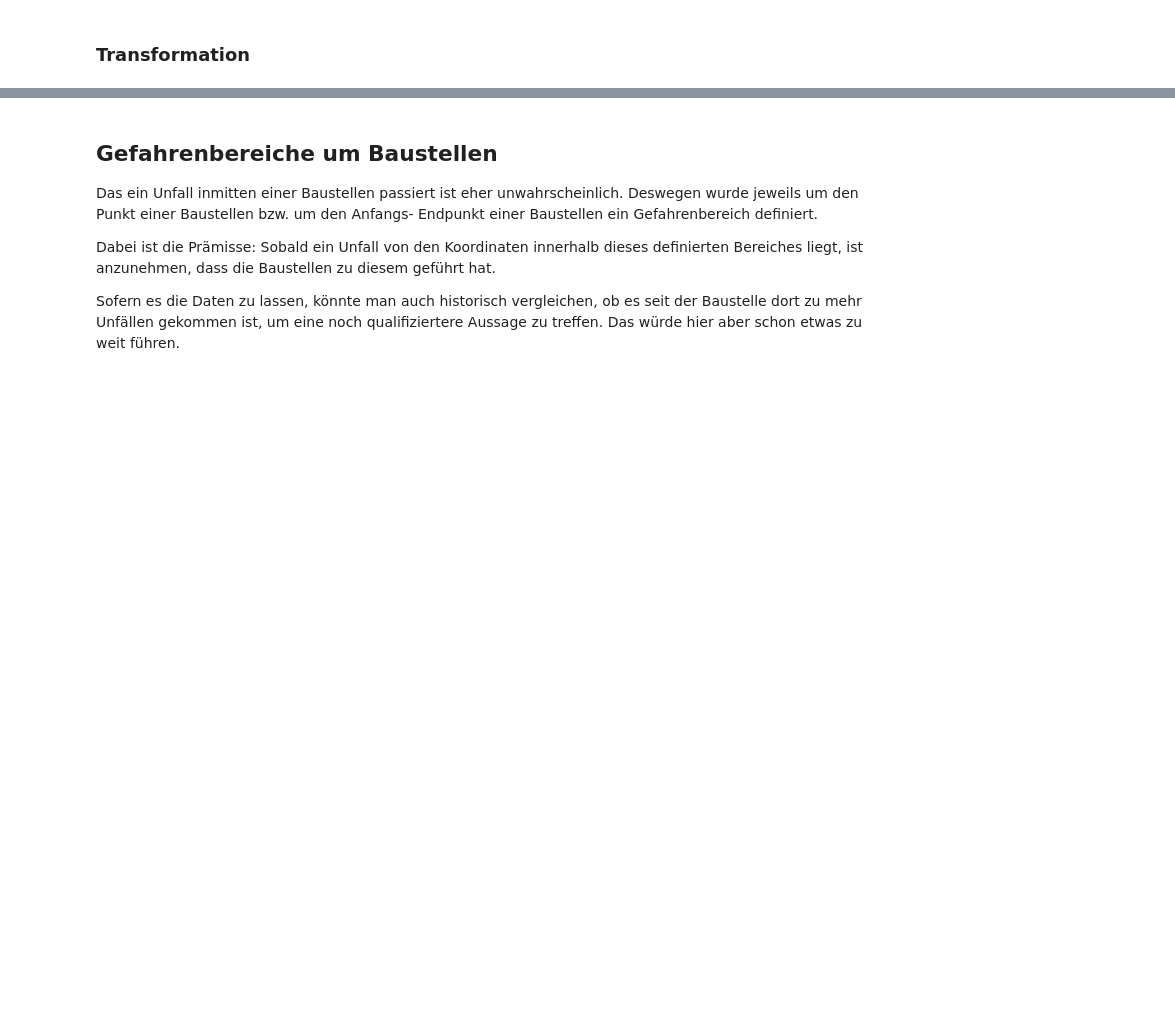
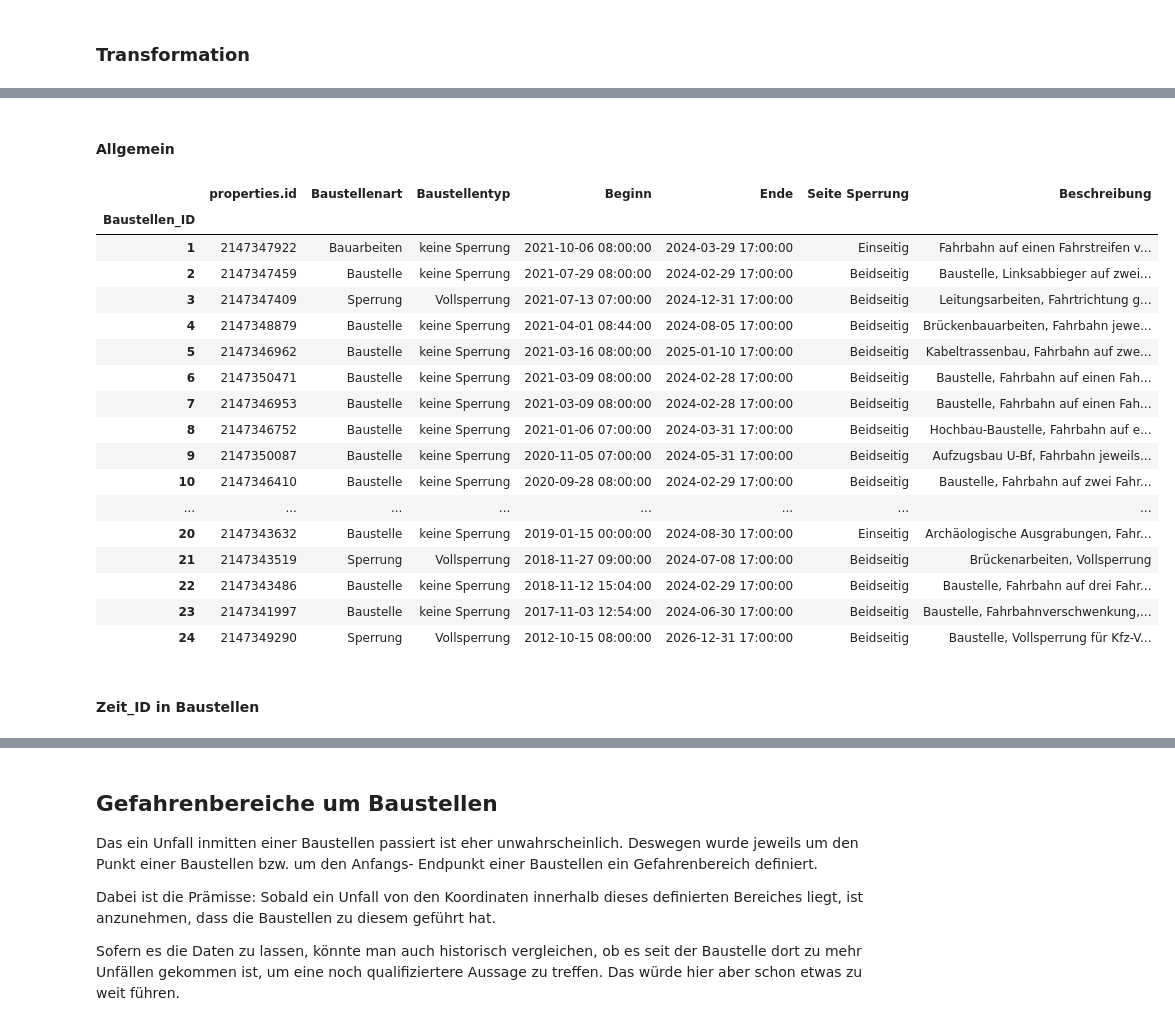
Before and after one commit to ooxiel/BIA_Unfaelle_Berlin, a Jupyter notebook: ETL.ipynb, the cells around one changed output, grey strips where cells are left out. Saved outputs shown, nothing was run; the diff lists cells and outputs as text; code cells hidden in the pictures; blank space fills up the shorter version.

```diff
--- a/ETL.ipynb
+++ b/ETL.ipynb
@@ -1441,14 +1376,0 @@ df_baustellen
-# %%
-#####################################
-# Nachträgliche Anpassung Dataframe #
-#####################################
-# bei Visualisierung festgestellt, dass 7 und 9 keine Baustelle in Berlin sind und somit keine Bewandnis für Projekt haben
-# werden hier gelöscht
-
-df_baustellen.drop(7, inplace=True)
-df_baustellen.drop(9, inplace=True)
-
-df_baustellen.index       = [x for x in range(1, len(df_baustellen.values)+1)]  # neuen Index erstellen
-df_baustellen.index.name  = 'Baustellen_ID'                                     # Namen von Index ändern
-
-df_baustellen
@@ -1469,0 +1377,62 @@ df_baustellen
+# %% [markdown]
+#### Allgemein
+# %%
+###########################
+# Umbenennen und anpassen #
+###########################
+
+# DROP
+df_baustellen = df_baustellen.drop(['type', 'properties.tstore', 'properties.objectState',
+                                   'properties.is_future', 'properties.street', 'properties.section',
+                                    'geometry.type', 'geometry.coordinates', 'geometry.geometries',
+                                    'properties.icon'], axis=1)
+# RENAME
+df_baustellen = df_baustellen.rename(columns={'properties.subtype': 'Baustellenart',
+                                              'properties.severity': 'Baustellentyp',
+                                              'properties.validity.from':  'Beginn',
+                                              'properties.validity.to': 'Ende',
+                                              'properties.direction': 'Seite Sperrung',
+                                              'properties.content': 'Beschreibung'})
+
+# FILTER
+
+# Konvertierung zu datetime -> besser für Auswertung
+df_baustellen['Beginn'] = pd.to_datetime(df_baustellen['Beginn'], dayfirst=True)
+df_baustellen['Ende'] = pd.to_datetime(df_baustellen['Ende'], dayfirst=True)
+
+# Betrachtungszeitraum als Start- und End
+start_betrachtungszeitraum = pd.to_datetime('2018-01-01')
+ende_betrachtungszeitraum = pd.to_datetime('2022-01-01')
+
+# Filterbedingungen
+bedingung1 = df_baustellen['Beginn'].between(start_betrachtungszeitraum, ende_betrachtungszeitraum) | df_baustellen['Ende'].between(start_betrachtungszeitraum, ende_betrachtungszeitraum)    # Prüfung ob Beginn- oder Enddatum einer Baustelle im Betrachtungszeitraum liegt
+bedingung2 = (df_baustellen['Beginn'] < start_betrachtungszeitraum) & (df_baustellen['Ende'] > ende_betrachtungszeitraum)                                                                     # Prüfung ob Baustelle zwar nicht im Betrachtungszeitraum beginnt oder endet aber über diesen hinaus verläuft
+bedingung3 = df_baustellen['Beginn'].between(start_betrachtungszeitraum, ende_betrachtungszeitraum) & df_baustellen['Ende'].between(start_betrachtungszeitraum, ende_betrachtungszeitraum)    # Prüfung ob Beginn- und Enddatum einer Baustelle im Betrachtungszeitraum liegt
+# Anwenden der Filterbedingungen
+df_baustellen = df_baustellen[bedingung1 | bedingung2 | bedingung3]
+
+# neuen Index erstellen
+df_baustellen = data_processor.set_new_index(df_baustellen, 'Baustellen_ID')
+
+df_baustellen # Dataframe ausgeben
+# %% [output]
+|  | properties.id | Baustellenart | Baustellentyp | Beginn | Ende | Seite Sperrung | Beschreibung |
+| Baustellen_ID |  |  |  |  |  |  |  |
+| 1 | 2147347922 | Bauarbeiten | keine Sperrung | 2021-10-06 08:00:00 | 2024-03-29 17:00:00 | Einseitig | Fahrbahn auf einen Fahrstreifen v... |
+| 2 | 2147347459 | Baustelle | keine Sperrung | 2021-07-29 08:00:00 | 2024-02-29 17:00:00 | Beidseitig | Baustelle, Linksabbieger auf zwei... |
+| 3 | 2147347409 | Sperrung | Vollsperrung | 2021-07-13 07:00:00 | 2024-12-31 17:00:00 | Beidseitig | Leitungsarbeiten, Fahrtrichtung g... |
+| 4 | 2147348879 | Baustelle | keine Sperrung | 2021-04-01 08:44:00 | 2024-08-05 17:00:00 | Beidseitig | Brückenbauarbeiten, Fahrbahn jewe... |
+| 5 | 2147346962 | Baustelle | keine Sperrung | 2021-03-16 08:00:00 | 2025-01-10 17:00:00 | Beidseitig | Kabeltrassenbau, Fahrbahn auf zwe... |
+| 6 | 2147350471 | Baustelle | keine Sperrung | 2021-03-09 08:00:00 | 2024-02-28 17:00:00 | Beidseitig | Baustelle, Fahrbahn auf einen Fah... |
+| 7 | 2147346953 | Baustelle | keine Sperrung | 2021-03-09 08:00:00 | 2024-02-28 17:00:00 | Beidseitig | Baustelle, Fahrbahn auf einen Fah... |
+| 8 | 2147346752 | Baustelle | keine Sperrung | 2021-01-06 07:00:00 | 2024-03-31 17:00:00 | Beidseitig | Hochbau-Baustelle, Fahrbahn auf e... |
+| 9 | 2147350087 | Baustelle | keine Sperrung | 2020-11-05 07:00:00 | 2024-05-31 17:00:00 | Beidseitig | Aufzugsbau U-Bf, Fahrbahn jeweils... |
+| 10 | 2147346410 | Baustelle | keine Sperrung | 2020-09-28 08:00:00 | 2024-02-29 17:00:00 | Beidseitig | Baustelle, Fahrbahn auf zwei Fahr... |
+| ... | ... | ... | ... | ... | ... | ... | ... |
+| 20 | 2147343632 | Baustelle | keine Sperrung | 2019-01-15 00:00:00 | 2024-08-30 17:00:00 | Einseitig | Archäologische Ausgrabungen, Fahr... |
+| 21 | 2147343519 | Sperrung | Vollsperrung | 2018-11-27 09:00:00 | 2024-07-08 17:00:00 | Beidseitig | Brückenarbeiten, Vollsperrung |
+| 22 | 2147343486 | Baustelle | keine Sperrung | 2018-11-12 15:04:00 | 2024-02-29 17:00:00 | Beidseitig | Baustelle, Fahrbahn auf drei Fahr... |
+| 23 | 2147341997 | Baustelle | keine Sperrung | 2017-11-03 12:54:00 | 2024-06-30 17:00:00 | Beidseitig | Baustelle, Fahrbahnverschwenkung,... |
+| 24 | 2147349290 | Sperrung | Vollsperrung | 2012-10-15 08:00:00 | 2026-12-31 17:00:00 | Beidseitig | Baustelle, Vollsperrung für Kfz-V... |
+# %% [markdown]
+#### Zeit_ID in Baustellen
```
Also changed, not shown: parts of 99 cells of this notebook, 23 other files.
